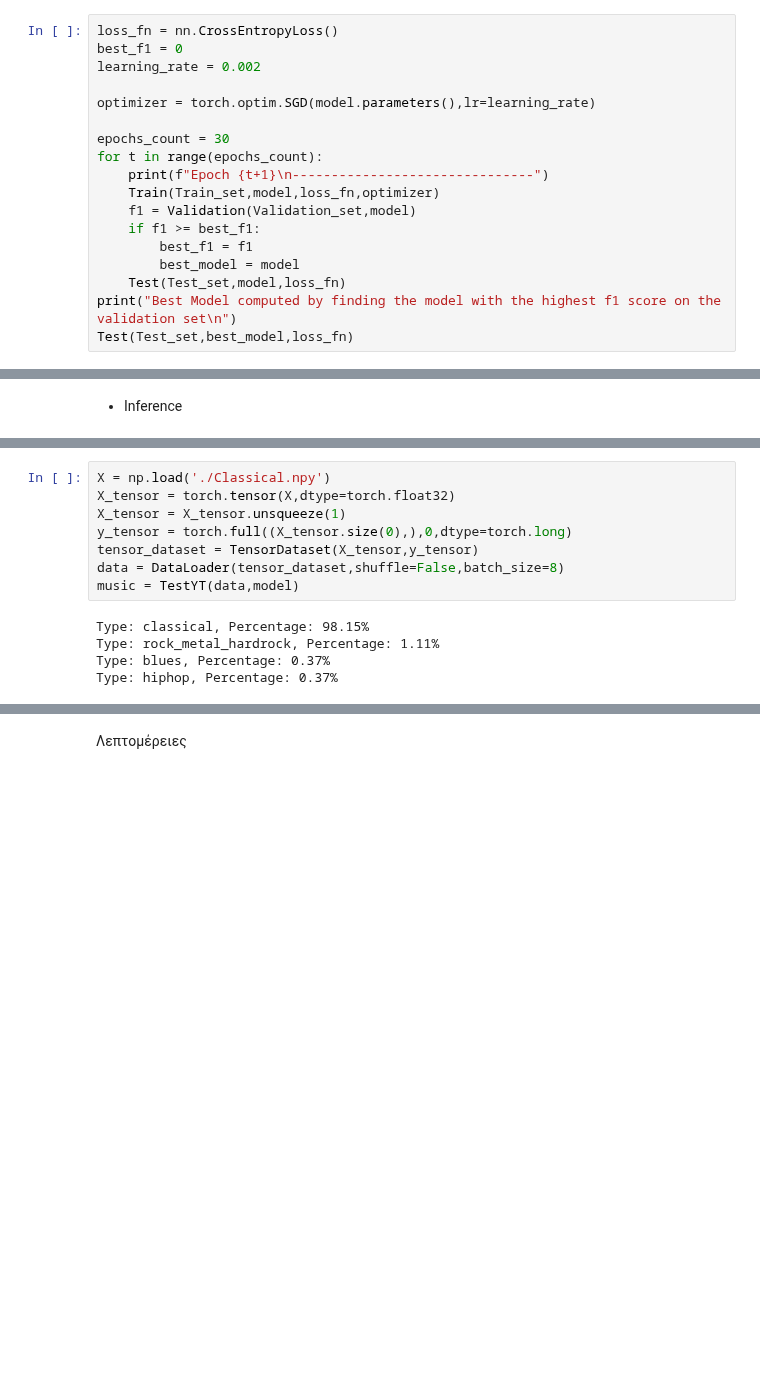
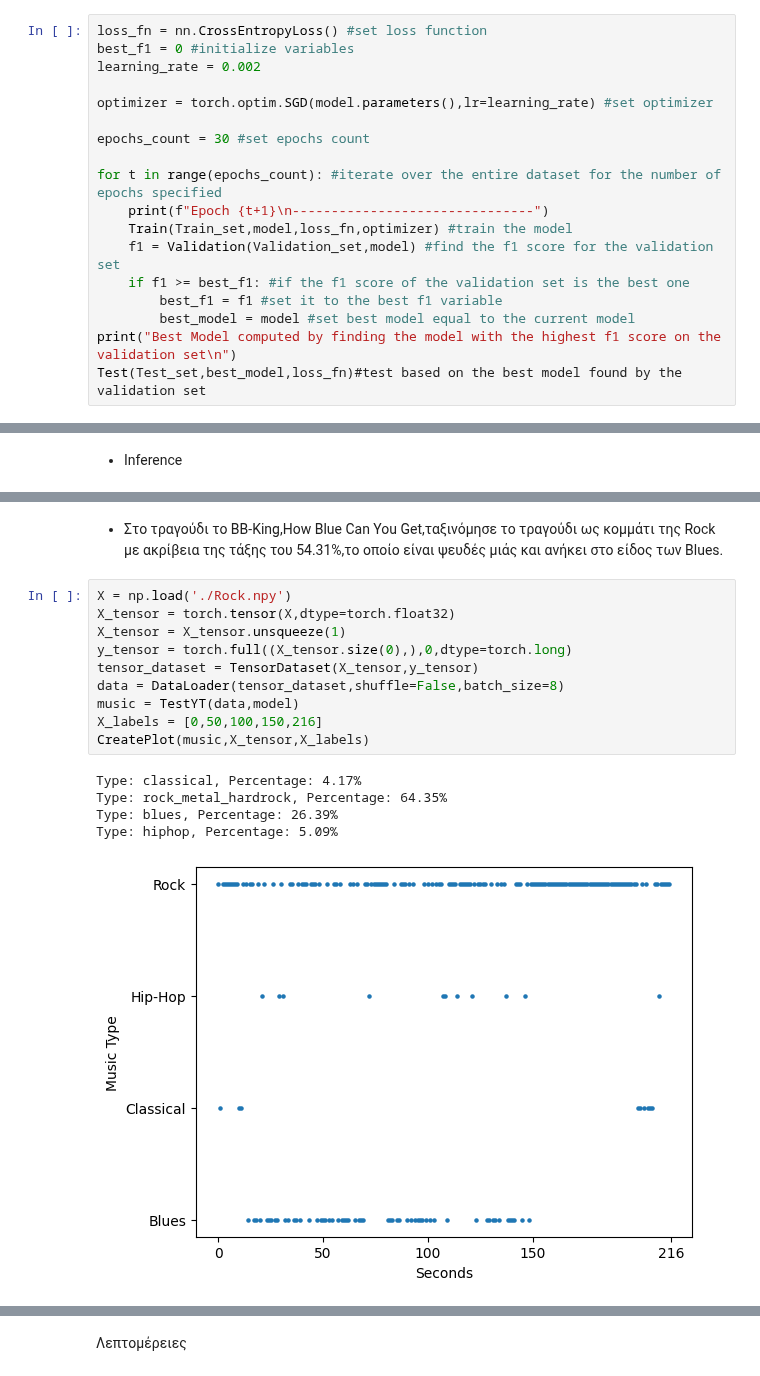
Before and after one commit to natedrake7/MachineLearning, a Jupyter notebook: Project3/Project3.ipynb, the cells around one changed output, grey strips where cells are left out. Drawn from its saved outputs; the diff is of its cells as text; blank space fills up the shorter version.

```diff
--- a/Project3/Project3.ipynb
+++ b/Project3/Project3.ipynb
@@ -153,18 +157,18 @@ def Validation(dataloader,model):
 # %%
-loss_fn = nn.CrossEntropyLoss()
-best_f1 = 0
+loss_fn = nn.CrossEntropyLoss() #set loss function
+best_f1 = 0 #initialize variables
 learning_rate = 0.002
 
-optimizer = torch.optim.SGD(model.parameters(),lr=learning_rate)
+optimizer = torch.optim.SGD(model.parameters(),lr=learning_rate) #set optimizer
 
-epochs_count = 30
-for t in range(epochs_count):
+epochs_count = 30 #set epochs count
+
+for t in range(epochs_count): #iterate over the entire dataset for the number of epochs specified
     print(f"Epoch {t+1}\n-------------------------------")
-    Train(Train_set,model,loss_fn,optimizer)
-    f1 = Validation(Validation_set,model)
-    if f1 >= best_f1:
-        best_f1 = f1
-        best_model = model
-    Test(Test_set,model,loss_fn)
+    Train(Train_set,model,loss_fn,optimizer) #train the model
+    f1 = Validation(Validation_set,model) #find the f1 score for the validation set
+    if f1 >= best_f1: #if the f1 score of the validation set is the best one
+        best_f1 = f1 #set it to the best f1 variable
+        best_model = model #set best model equal to the current model
 print("Best Model computed by finding the model with the highest f1 score on the validation set\n")
-Test(Test_set,best_model,loss_fn)
+Test(Test_set,best_model,loss_fn)#test based on the best model found by the validation set
@@ -591,13 +732,18 @@ WARNING: Post-Processor arguments given without specifying name. The arguments w
+# %% [markdown]
+* Στο τραγούδι το BB-King,How Blue Can You Get,ταξινόμησε το τραγούδι ως κομμάτι της Rock με ακρίβεια της τάξης του 54.31%,το οποίο είναι ψευδές μιάς και ανήκει στο είδος των Blues.
 # %%
-X = np.load('./Classical.npy')
+X = np.load('./Rock.npy')
 X_tensor = torch.tensor(X,dtype=torch.float32)
 X_tensor = X_tensor.unsqueeze(1)
 y_tensor = torch.full((X_tensor.size(0),),0,dtype=torch.long)
 tensor_dataset = TensorDataset(X_tensor,y_tensor)
 data = DataLoader(tensor_dataset,shuffle=False,batch_size=8)
 music = TestYT(data,model)
+X_labels = [0,50,100,150,216]
+CreatePlot(music,X_tensor,X_labels)
 # %% [output]
-Type: classical, Percentage: 98.15%
-Type: rock_metal_hardrock, Percentage: 1.11%
-Type: blues, Percentage: 0.37%
-Type: hiphop, Percentage: 0.37%
+Type: classical, Percentage: 4.17%
+Type: rock_metal_hardrock, Percentage: 64.35%
+Type: blues, Percentage: 26.39%
+Type: hiphop, Percentage: 5.09%
+[figure, added]
```
Also changed, not shown: parts of 60 cells of this notebook.
